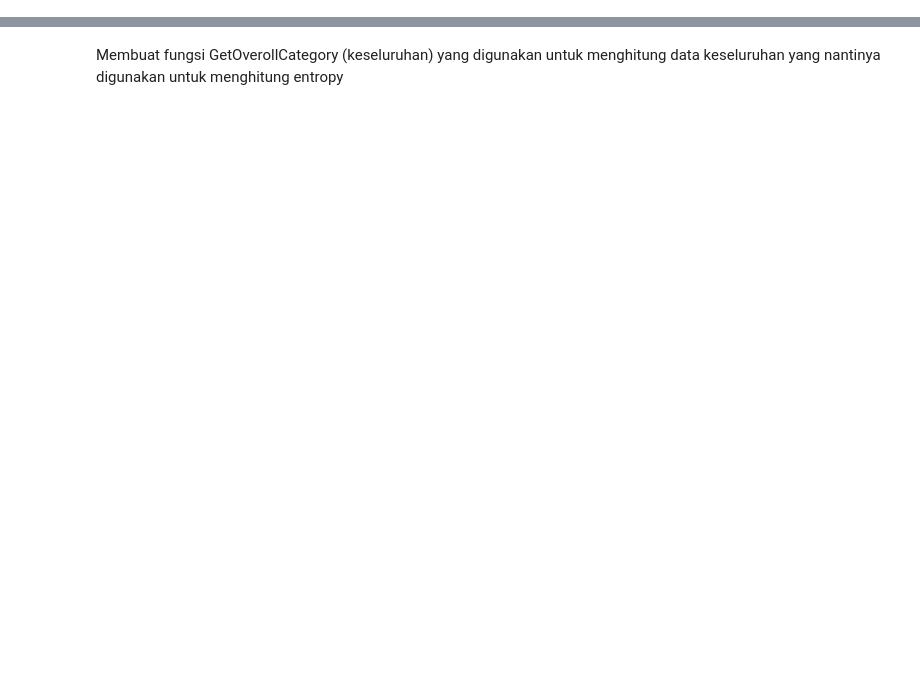
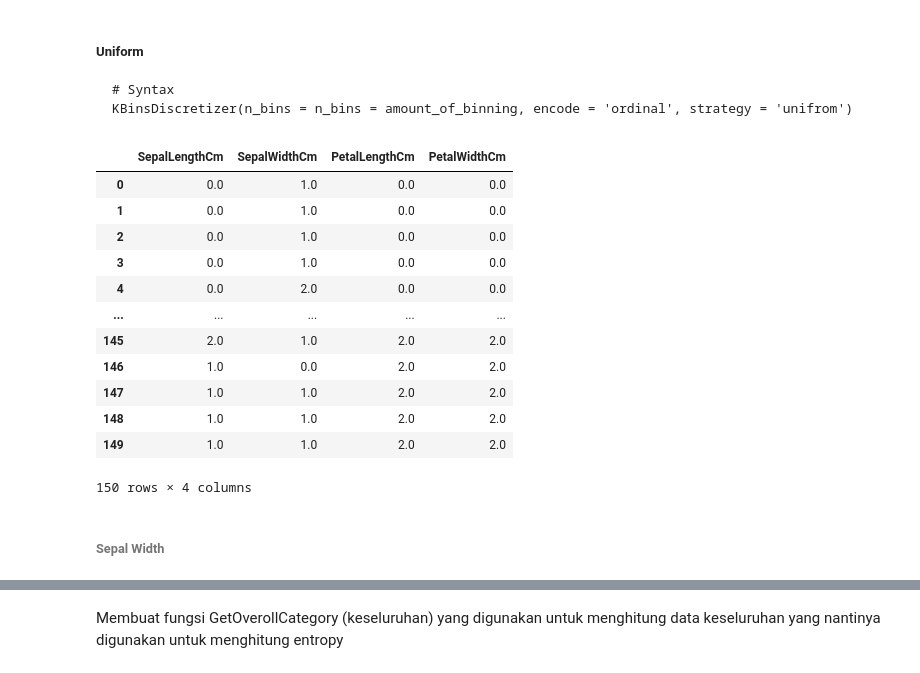
Before and after one commit to Ihsan210702/datamining, a Jupyter notebook: _sources/Tugas-2.ipynb, the cells around one changed output, grey strips where cells are left out. Drawn from its saved outputs; the diff is of its cells as text; code cells hidden in the pictures; blank space fills up the shorter version.

````diff
--- a/_sources/Tugas-2.ipynb
+++ b/_sources/Tugas-2.ipynb
@@ -581,0 +102,35 @@ sample
+# %% [markdown]
+##### Uniform
+
+```
+# Syntax
+KBinsDiscretizer(n_bins = n_bins = amount_of_binning, encode = 'ordinal', strategy = 'unifrom')
+```
+# %%
+# equal-width intervals
+
+labels = ["Sedikit Besar", "Besar", "Sangat Besar"]
+amount_of_binning = len(labels)
+
+#equal-width intervals binning
+est_ew_binning = KBinsDiscretizer(n_bins=amount_of_binning, encode='ordinal', strategy='uniform')
+
+#fit binning to data
+est_ew_binning.fit(IrisData)
+iris_ew_binning = est_ew_binning.fit_transform(IrisData)
+value_of_ew_binned_df = pd.DataFrame(iris_ew_binning, columns=["SepalLengthCm","SepalWidthCm", "PetalLengthCm", "PetalWidthCm"])
+value_of_ew_binned_df
+# %% [output]
+|  | SepalLengthCm | SepalWidthCm | PetalLengthCm | PetalWidthCm |
+| 0 | 0.0 | 1.0 | 0.0 | 0.0 |
+| 1 | 0.0 | 1.0 | 0.0 | 0.0 |
+| 2 | 0.0 | 1.0 | 0.0 | 0.0 |
+| 3 | 0.0 | 1.0 | 0.0 | 0.0 |
+| 4 | 0.0 | 2.0 | 0.0 | 0.0 |
+| ... | ... | ... | ... | ... |
+| 145 | 2.0 | 1.0 | 2.0 | 2.0 |
+| 146 | 1.0 | 0.0 | 2.0 | 2.0 |
+| 147 | 1.0 | 1.0 | 2.0 | 2.0 |
+| 148 | 1.0 | 1.0 | 2.0 | 2.0 |
+| 149 | 1.0 | 1.0 | 2.0 | 2.0 |
+150 rows × 4 columns
@@ -581,0 +144,2 @@ sample
+# %% [markdown]
+###### Sepal Width
````
Also changed, not shown: parts of 194 cells of this notebook, 36 other files.
